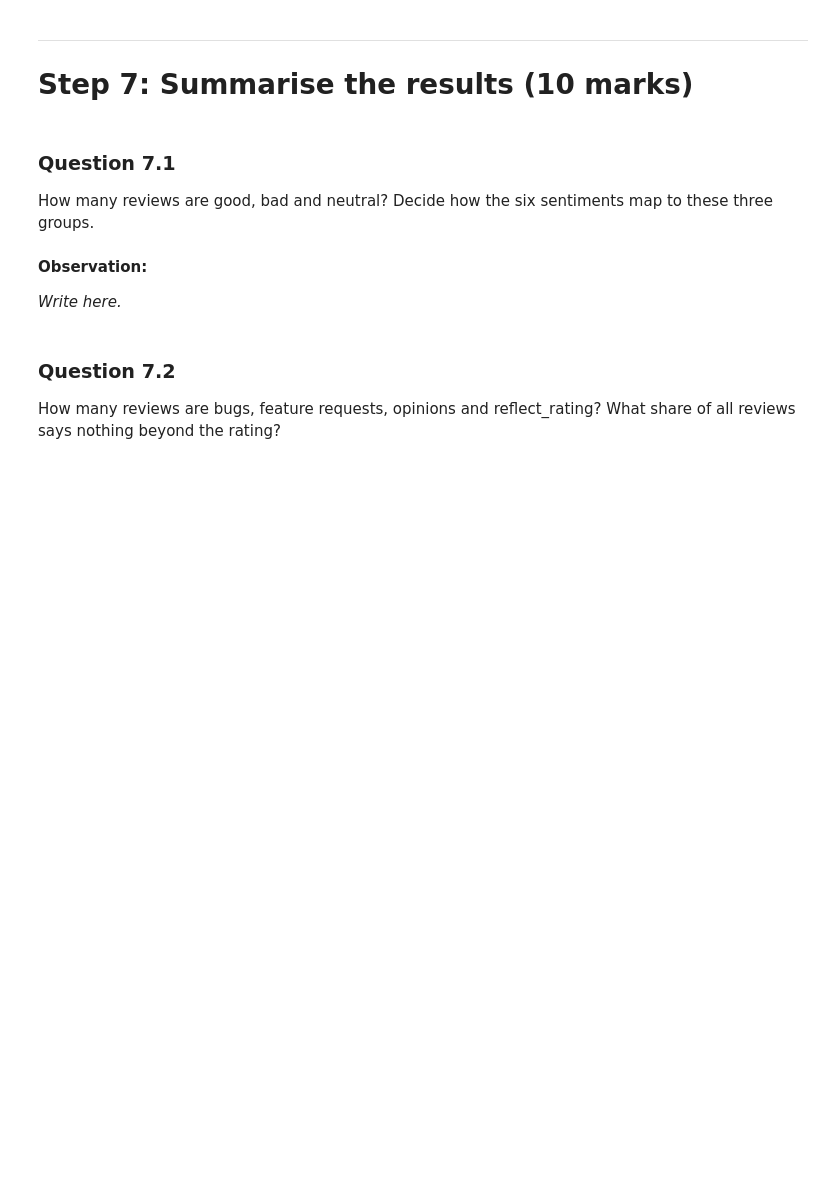
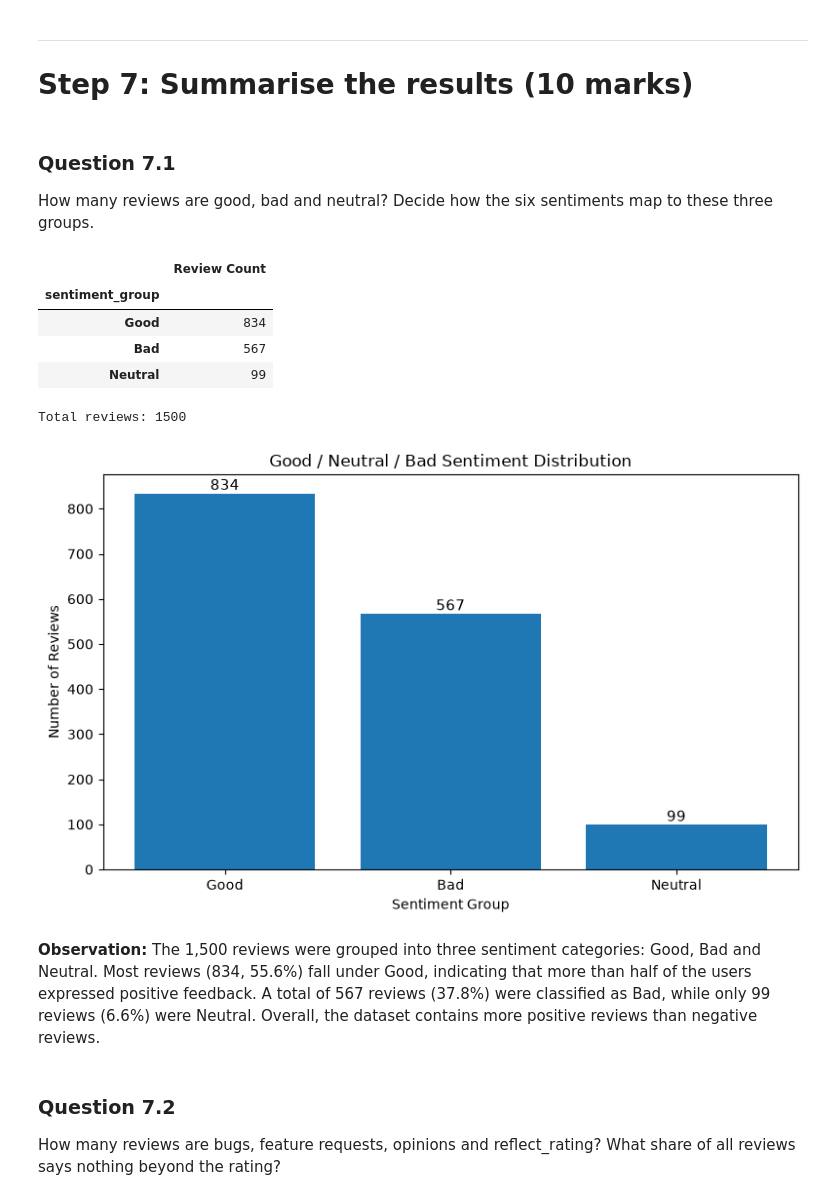
Before and after one commit to vishal0205/Google-Photo-Review-Analyser-, a Jupyter notebook: Review_Analyser_Starter.ipynb, the cells around one changed output. Saved outputs shown, nothing was run; the diff lists cells and outputs as text; code cells hidden in the pictures; blank space fills up the shorter version.

Commit message:
Complete Step 7: Sentiment and Review Analysis

```diff
--- a/Review_Analyser_Starter.ipynb
+++ b/Review_Analyser_Starter.ipynb
@@ -2768,10 +2768,77 @@ I also checked the five mistakes from the previous question. The revised prompt
 How many reviews are good, bad and neutral? Decide how the six sentiments map to these three groups.
 # %%
 # Your code here
+
+import pandas as pd
+
+# Load successfully labelled reviews
+df_labelled = pd.read_csv("labelled_reviews.csv")
+
+# Map six sentiments into three groups
+sentiment_mapping = {
+    "Happy": "Good",
+    "Satisfied": "Good",
+    "Neutral": "Neutral",
+    "Negative": "Bad",
+    "Frustrated": "Bad",
+    "Angry": "Bad"
+}
+
+df_labelled["sentiment_group"] = (
+    df_labelled["sentiment"].map(sentiment_mapping)
+)
+
+# Count reviews in each group
+sentiment_counts = (
+    df_labelled["sentiment_group"]
+    .value_counts()
+    .reindex(["Good", "Bad", "Neutral"], fill_value=0)
+)
+
+display(sentiment_counts.to_frame(name="Review Count"))
+
+print("Total reviews:", sentiment_counts.sum())
+
+
+import matplotlib.pyplot as plt
+
+# Plot sentiment distribution
+plt.figure(figsize=(8, 5))
+
+bars = plt.bar(
+    sentiment_counts.index,
+    sentiment_counts.values
+)
+
+plt.title("Good / Neutral / Bad Sentiment Distribution")
+plt.xlabel("Sentiment Group")
+plt.ylabel("Number of Reviews")
+
+# Display values above each bar
+for bar in bars:
+    height = bar.get_height()
+    plt.text(
+        bar.get_x() + bar.get_width() / 2,
+        height,
+        f"{int(height):,}",
+        ha="center",
+        va="bottom",
+        fontsize=11
+    )
+
+plt.tight_layout()
+plt.show()
+# %% [output]
+|  | Review Count |
+| sentiment_group |  |
+| Good | 834 |
+| Bad | 567 |
+| Neutral | 99 |
+Total reviews: 1500
+[figure, added]
 # %% [markdown]
 **Observation:**
-
-*Write here.*
+The 1,500 reviews were grouped into three sentiment categories: Good, Bad and Neutral. Most reviews (834, 55.6%) fall under Good, indicating that more than half of the users expressed positive feedback. A total of 567 reviews (37.8%) were classified as Bad, while only 99 reviews (6.6%) were Neutral. Overall, the dataset contains more positive reviews than negative reviews.
 # %% [markdown]
 ### Question 7.2
 How many reviews are bugs, feature requests, opinions and reflect_rating? What share of all reviews says nothing beyond the rating?
```
Also changed, not shown: parts of 8 cells of this notebook.
